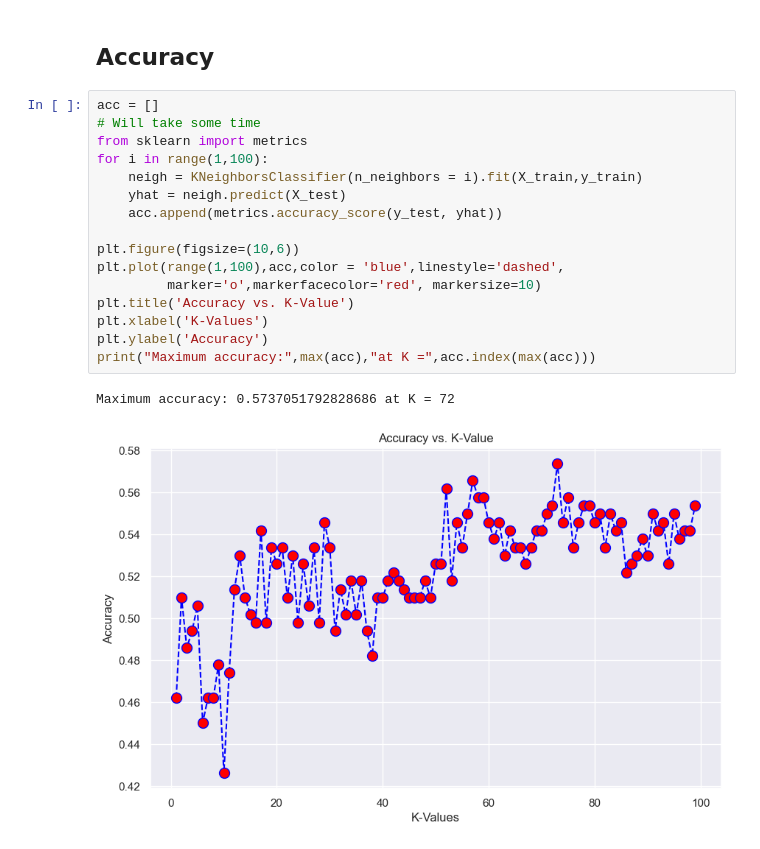
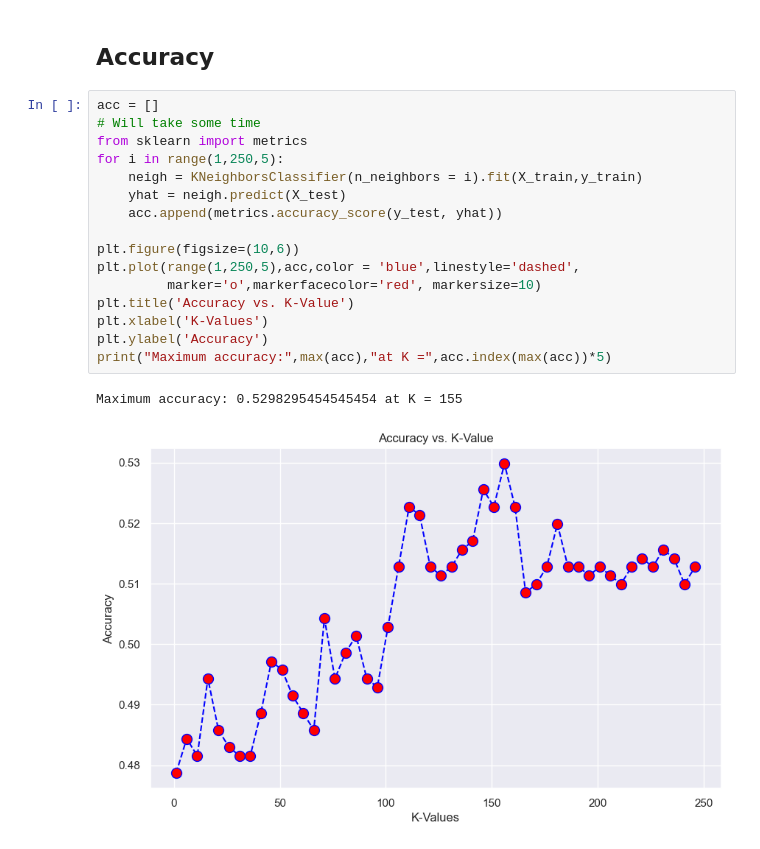
Before and after one commit to andykr1k/AppleStockAnalysis, a Jupyter notebook: main.ipynb, the cells around one changed output. Saved outputs shown, nothing was run; the diff lists cells and outputs as text.

```diff
--- a/main.ipynb
+++ b/main.ipynb
@@ -210,19 +210,19 @@ time: 10.1 ms (started: 2022-12-10 16:58:31 -08:00)
 # %%
 acc = []
 # Will take some time
 from sklearn import metrics
-for i in range(1,100):
+for i in range(1,250,5):
     neigh = KNeighborsClassifier(n_neighbors = i).fit(X_train,y_train)
     yhat = neigh.predict(X_test)
     acc.append(metrics.accuracy_score(y_test, yhat))
 
 plt.figure(figsize=(10,6))
-plt.plot(range(1,100),acc,color = 'blue',linestyle='dashed',
+plt.plot(range(1,250,5),acc,color = 'blue',linestyle='dashed',
          marker='o',markerfacecolor='red', markersize=10)
 plt.title('Accuracy vs. K-Value')
 plt.xlabel('K-Values')
 plt.ylabel('Accuracy')
-print("Maximum accuracy:",max(acc),"at K =",acc.index(max(acc)))
+print("Maximum accuracy:",max(acc),"at K =",acc.index(max(acc))*5)
 # %% [output]
-Maximum accuracy: 0.5737051792828686 at K = 72
+Maximum accuracy: 0.5298295454545454 at K = 155
-[figure, old version]
+[figure, new version]
```
Also changed, not shown: parts of 12 cells of this notebook, 1 other file.
